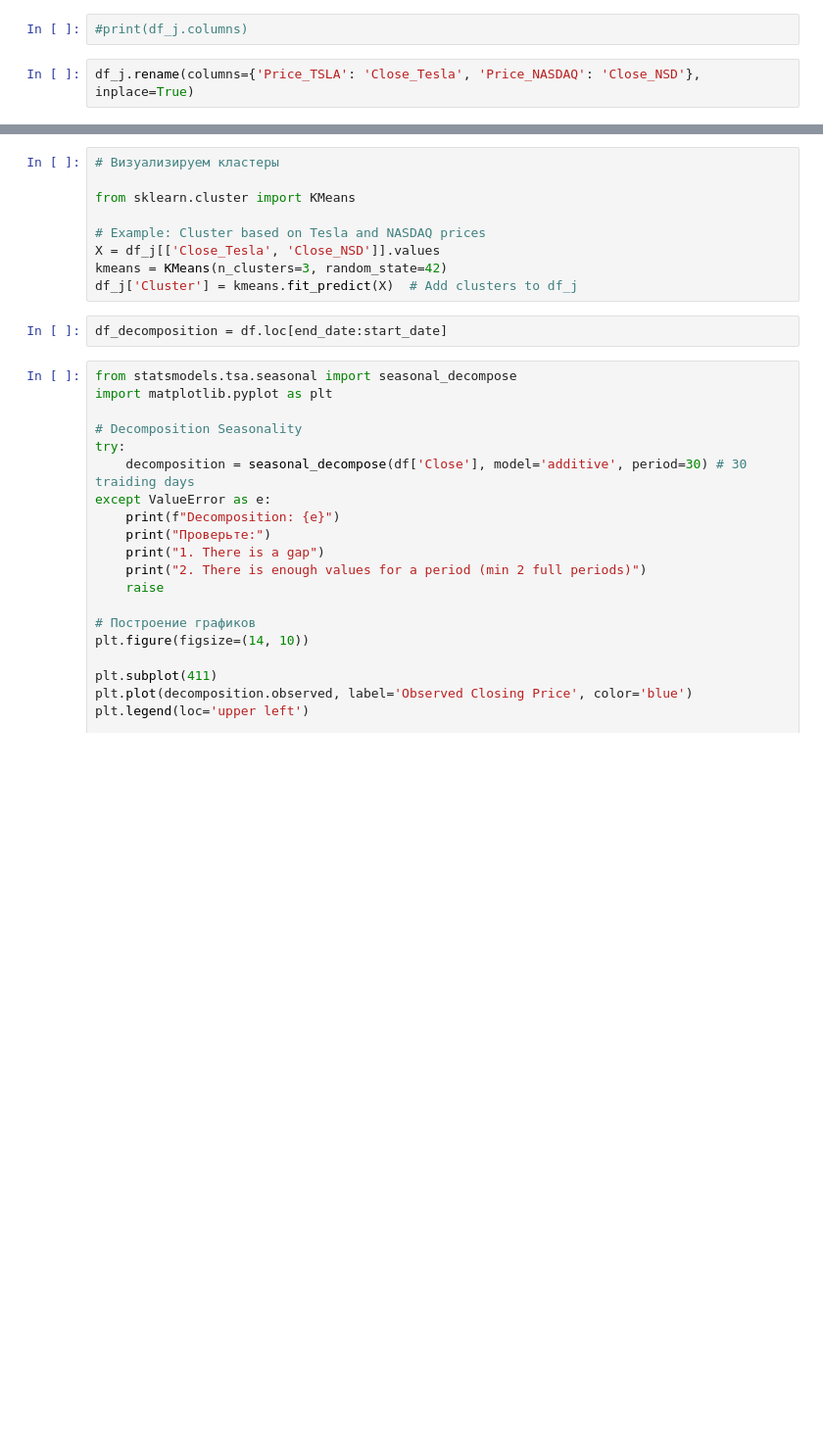
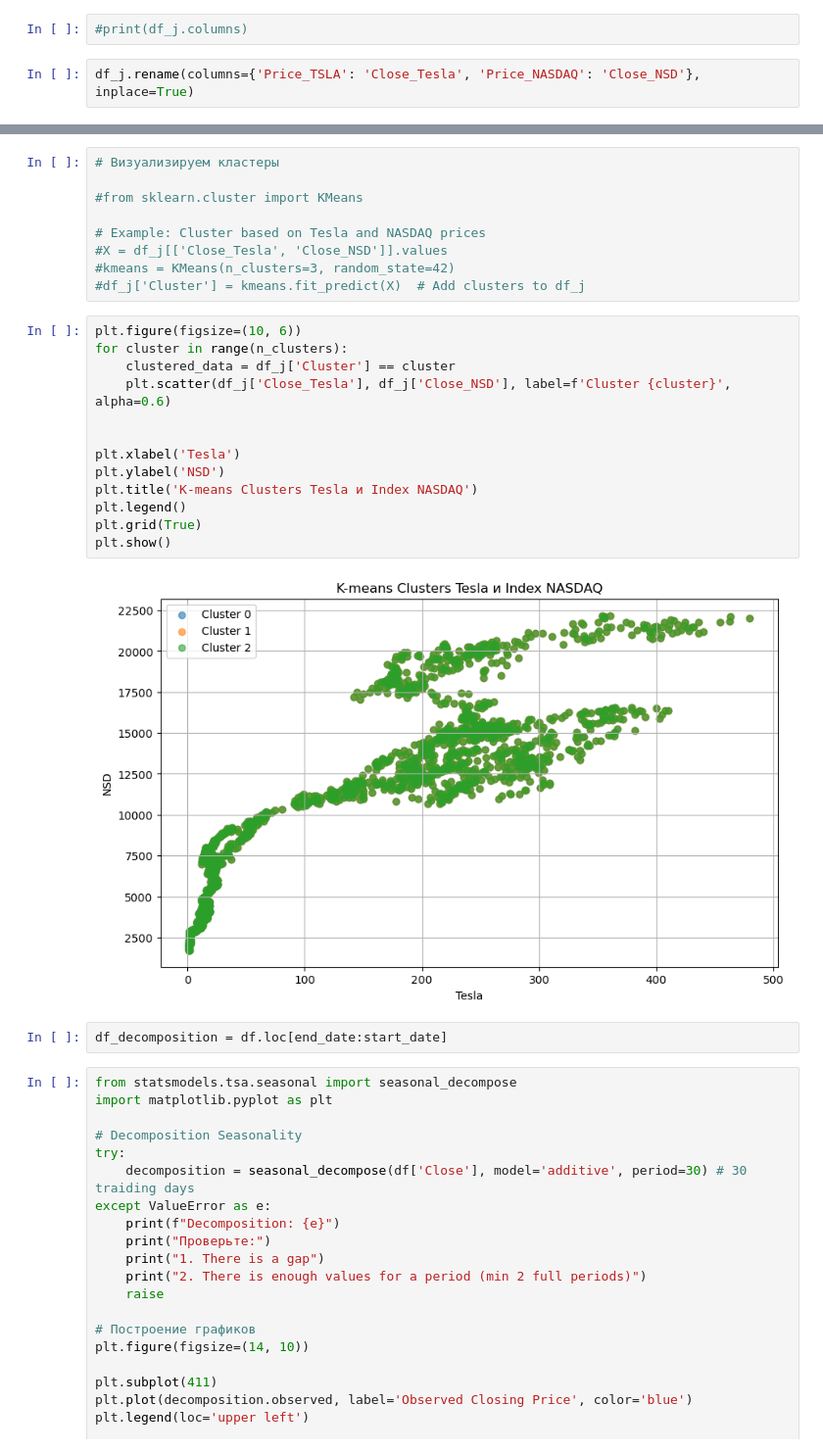
Before and after one commit to CCT-Dublin/capstone-project-Raushan0506, a Jupyter notebook: TESLA_Stock_LSTM_Prepared.ipynb, the cells around one changed output, grey strips where cells are left out. Shown at 98% size. Cells and saved outputs as stored; diff of their text form; blank space fills up the shorter version.

```diff
--- a/TESLA_Stock_LSTM_Prepared.ipynb
+++ b/TESLA_Stock_LSTM_Prepared.ipynb
@@ -1158,12 +1163,27 @@ df_j.head()
 # %%
 # Визуализируем кластеры
 
-from sklearn.cluster import KMeans
+#from sklearn.cluster import KMeans
 
 # Example: Cluster based on Tesla and NASDAQ prices
-X = df_j[['Close_Tesla', 'Close_NSD']].values
-kmeans = KMeans(n_clusters=3, random_state=42)
-df_j['Cluster'] = kmeans.fit_predict(X)  # Add clusters to df_j
+#X = df_j[['Close_Tesla', 'Close_NSD']].values
+#kmeans = KMeans(n_clusters=3, random_state=42)
+#df_j['Cluster'] = kmeans.fit_predict(X)  # Add clusters to df_j
+# %%
+plt.figure(figsize=(10, 6))
+for cluster in range(n_clusters):
+    clustered_data = df_j['Cluster'] == cluster
+    plt.scatter(df_j['Close_Tesla'], df_j['Close_NSD'], label=f'Cluster {cluster}', alpha=0.6)
+
+
+plt.xlabel('Tesla')
+plt.ylabel('NSD')
+plt.title('K-means Clusters Tesla и Index NASDAQ')
+plt.legend()
+plt.grid(True)
+plt.show()
+# %% [output]
+[figure, added]
 # %%
 df_decomposition = df.loc[end_date:start_date]
 # %%
```
Also changed, not shown: parts of 8 cells of this notebook.
